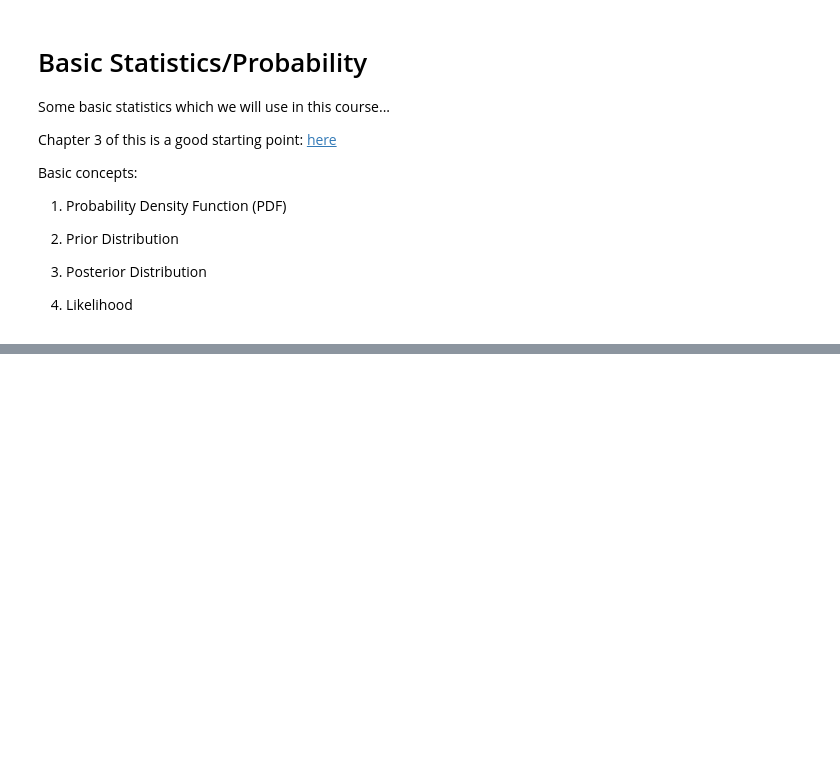
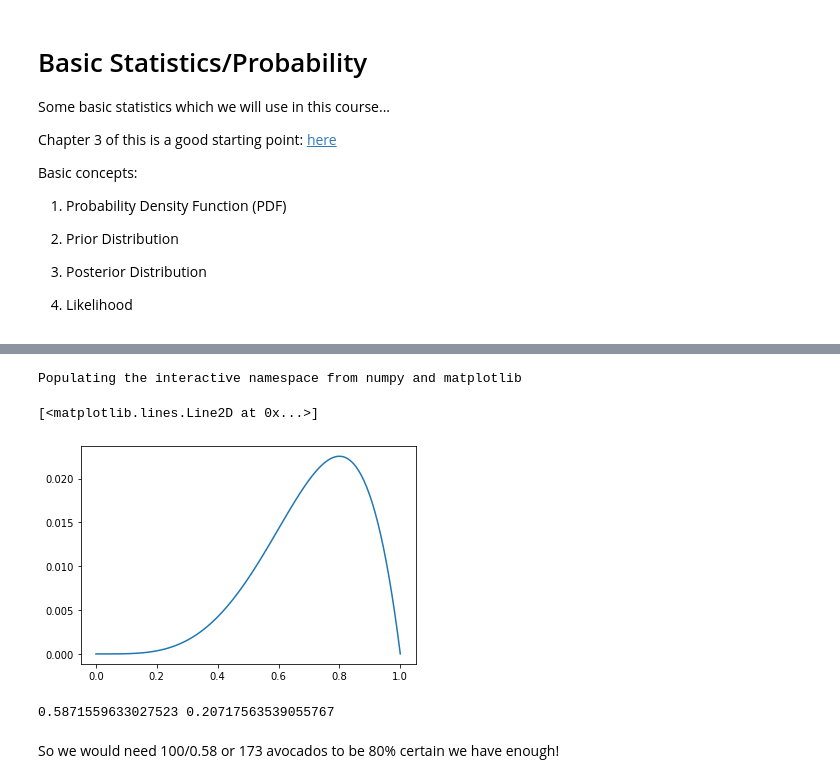
Before and after one commit to astro-9-scientific-programming/lectures-breakouts, a Jupyter notebook: Day3/NumPy (Lesson 2).ipynb, the cells around one changed output, grey strips where cells are left out. Saved outputs shown, nothing was run; the diff lists cells and outputs as text; code cells hidden in the pictures; blank space fills up the shorter version.

```diff
--- a/Day3/NumPy (Lesson 2).ipynb
+++ b/Day3/NumPy (Lesson 2).ipynb
@@ -466,0 +481,11 @@ Basic concepts:
+# %%
+import math
+
+def binom(x,N,Theta):
+    return math.factorial(N)/(math.factorial(x)*math.factorial(N-x))*np.power(Theta,x)*np.power(1-Theta,N-x)
+# %%
+
+
+theta = np.linspace(0, 1, 110)
+
+print(theta)
@@ -466,0 +512,4 @@ Basic concepts:
+# %%
+prior = np.ones(len(theta))/len(theta)
+
+print(prior)
@@ -466,0 +536,4 @@ Basic concepts:
+# %%
+lik = binom(4,5,theta) # Binomail Distribution
+
+print(lik)
@@ -466,0 +558,20 @@ Basic concepts:
+# %%
+# to get the posterior we multiply by the prior and then normalize
+
+h = prior*lik
+post = h/np.sum(h)
+%pylab inline
+plt.plot(theta,post)
+# %% [output]
+Populating the interactive namespace from numpy and matplotlib
+[<matplotlib.lines.Line2D at 0x...>]
+[figure, added]
+# %%
+for i,j in enumerate(post):
+    if np.sum(post[:i])>0.20:
+        print(theta[i],np.sum(post[:i]))
+        break #exit the loop
+# %% [output]
+0.5871559633027523 0.20717563539055767
+# %% [markdown]
+So we would need 100/0.58 or 173 avocados to be 80% certain we have enough!
```
Also changed, not shown: parts of 5 cells of this notebook.
